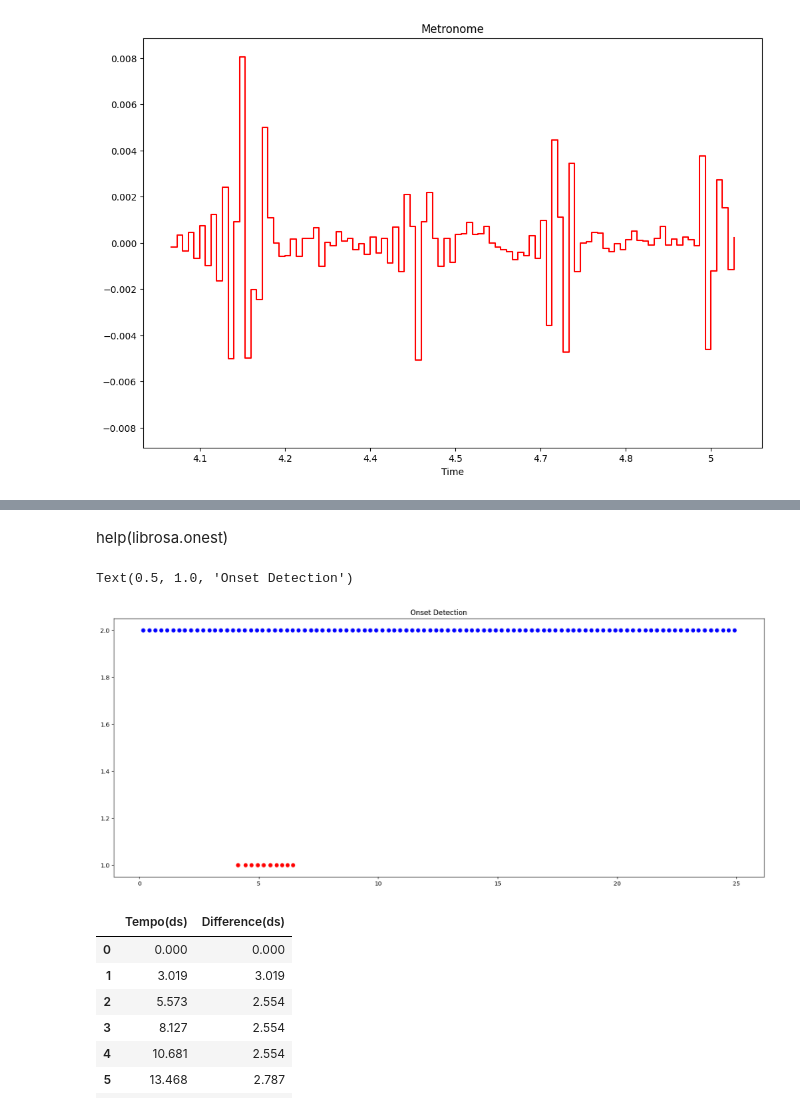
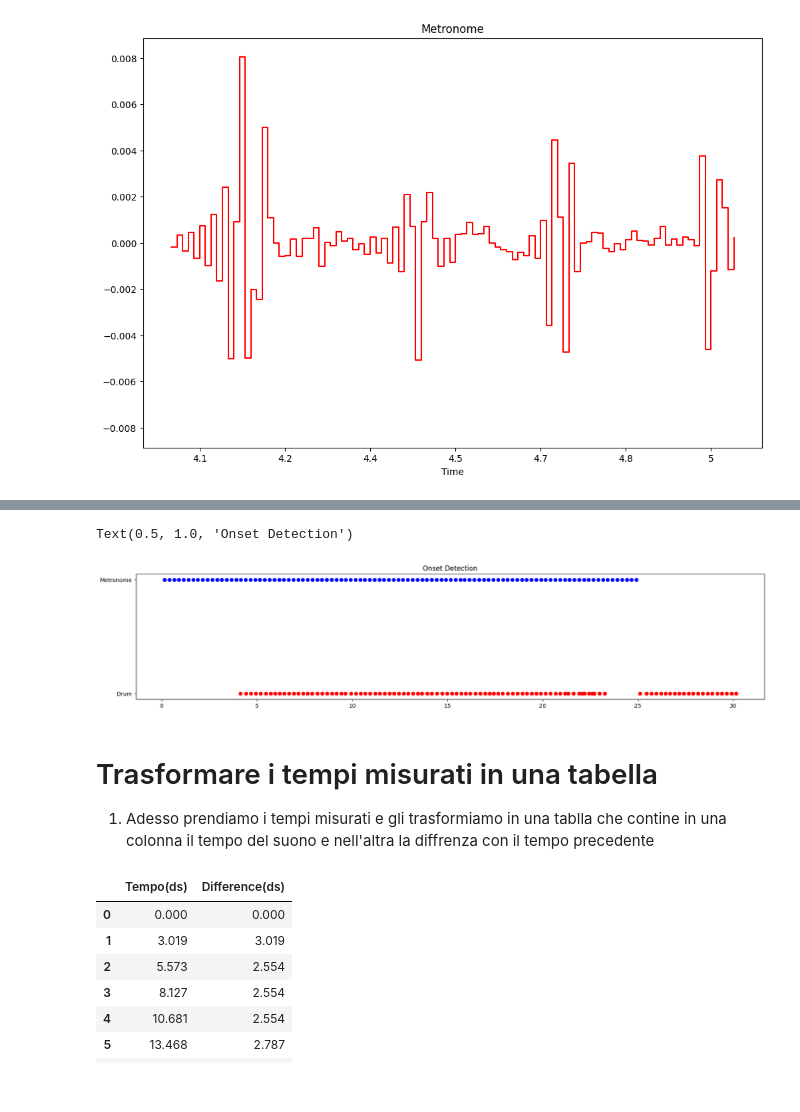
Before and after one commit to MicolGiannelli19/drum_beat_time, a Jupyter notebook: audio_to_data.ipynb, the cells around one changed output, grey strips where cells are left out. Saved outputs shown, nothing was run; the diff lists cells and outputs as text; code cells hidden in the pictures.

```diff
--- a/audio_to_data.ipynb
+++ b/audio_to_data.ipynb
@@ -1,14 +21,9 @@
 # %%
-import librosa
-import librosa.display
-import matplotlib.pyplot as plt
-import numpy as np
-import pandas as pd
-import sounddevice as sd
+# initlaise path objects
+audio_path = Path("audio/Performance.wav")
+metronome_path = Path("audio/Metronomo.wav")
 
-# Load the audio file
-audio_path = "audio/Performance.wav"
-metronome_path = "audio/Metronomo.wav"
+# load audio snipets for initial testing
 drum_data, drum_sampling_rate = librosa.load(audio_path,sr=100, duration=5)
 metronome_data, sampling_rate = librosa.load(metronome_path,sr=100, duration=1)
 len(metronome_data)
@@ -78,11 +80,14 @@ plt.plot(drum_beat_strength)
-# %% [markdown]
-help(librosa.onest)
 # %%
-plt.figure(figsize=(20, 8))
-plt.scatter(drum_beat_times[:10], np.ones(10), color='r')
+plt.figure(figsize=(20, 4))
+plt.scatter(drum_beat_times[:100], np.ones(100), color='r')
 plt.scatter(metronome_beat_times[:100], np.ones(100)*2, color='b')
+plt.yticks([1, 2], ['Drum', 'Metronome'])
 plt.title("Onset Detection")
 # %% [output]
 Text(0.5, 1.0, 'Onset Detection')
-[figure, old version]
+[figure, new version]
+# %% [markdown]
+# Trasformare i tempi misurati in una tabella
+
+1) Adesso prendiamo i tempi misurati e gli trasformiamo in una tablla che contine in una colonna il tempo del suono e nell'altra la diffrenza con il tempo precedente
 # %%
```
Also changed, not shown: parts of 7 cells of this notebook.
